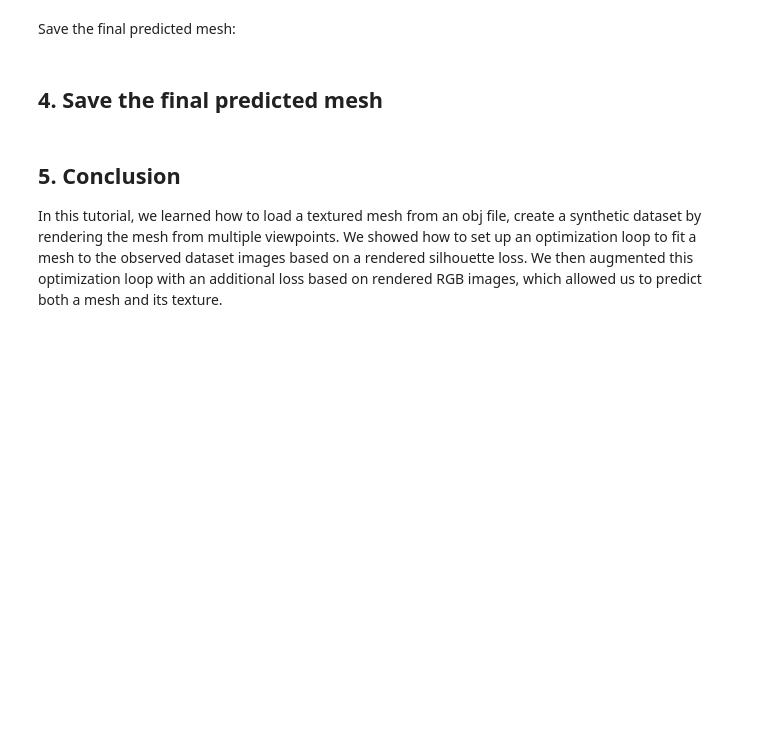
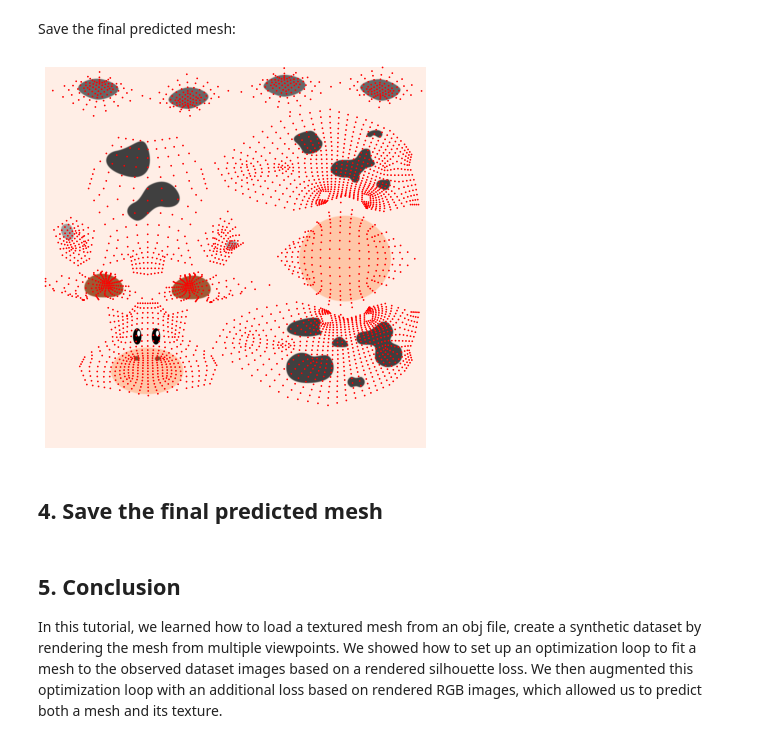
Before and after one commit to theycallmepeter/pytorch3d_PBR, a Jupyter notebook: docs/tutorials/fit_textured_mesh.ipynb, the cells around one changed output. Drawn from its saved outputs; the diff is of its cells as text; code cells hidden in the pictures; blank space fills up the shorter version.

```diff
--- a/docs/tutorials/fit_textured_mesh.ipynb
+++ b/docs/tutorials/fit_textured_mesh.ipynb
@@ -939,5 +1031,17 @@ torch.Size([1, 1024, 1024, 3])
 # %% [markdown]
 Save the final predicted mesh:
+# %%
+plt.figure(figsize=(7,7))
+from pytorch3d.vis.texture_vis import texturesuv_image_matplotlib
+
+# texture_image=src_mesh.textures.maps_padded()
+texturesuv_image_matplotlib(mesh.textures, subsample=None)
+
+# print(texture_image.shape)
+# plt.imshow(texture_image.squeeze().cpu().detach())
+plt.axis("off");
+# %% [output]
+[figure, added]
 # %% [markdown]
 ## 4. Save the final predicted mesh
 # %%
```
Also changed, not shown: parts of 6 cells of this notebook.
